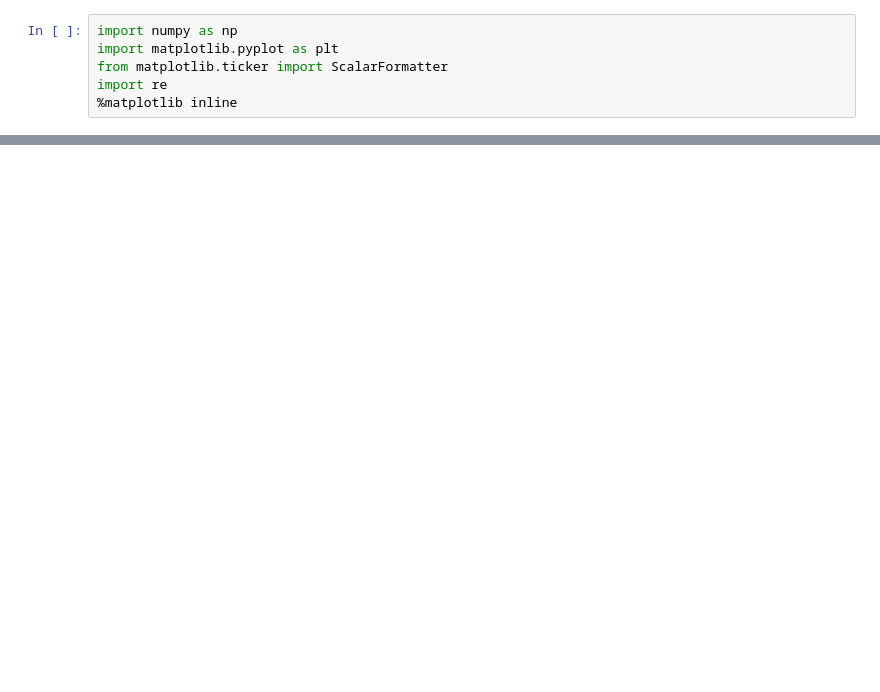
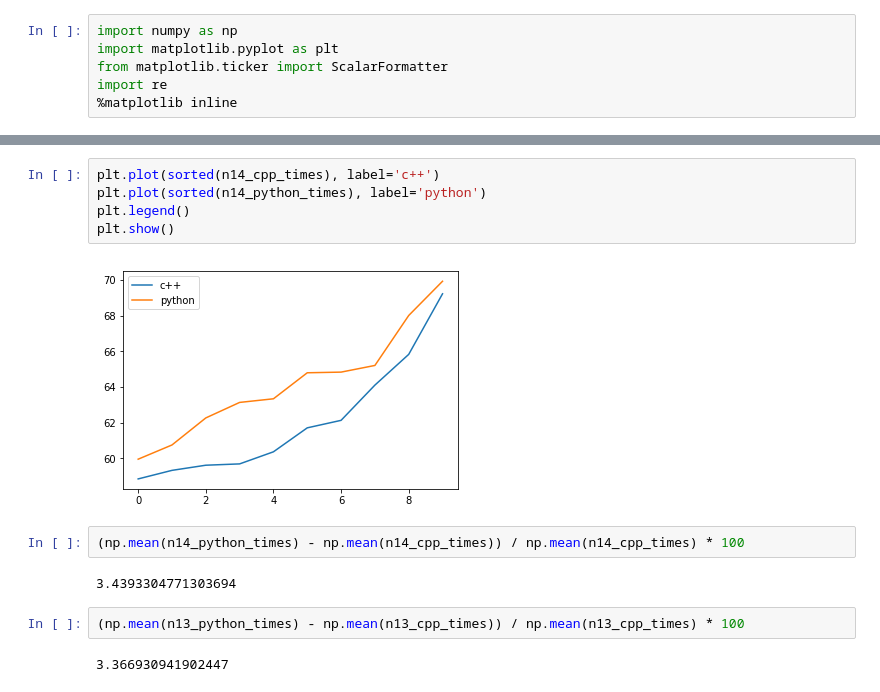
Before and after one commit to NervanaSystems/he-transformer, a Jupyter notebook: experiments/CryptoNets/CryptonetsResults.ipynb, the cells around one changed output, grey strips where cells are left out. Cells and saved outputs as stored; diff of their text form; blank space fills up the shorter version.

```diff
--- a/experiments/CryptoNets/CryptonetsResults.ipynb
+++ b/experiments/CryptoNets/CryptonetsResults.ipynb
@@ -128,0 +294,15 @@ plt.legend()
+# %%
+plt.plot(sorted(n14_cpp_times), label='c++')
+plt.plot(sorted(n14_python_times), label='python')
+plt.legend()
+plt.show()
+# %% [output]
+[figure, added]
+# %%
+(np.mean(n14_python_times) - np.mean(n14_cpp_times)) / np.mean(n14_cpp_times) * 100
+# %% [output]
+3.4393304771303694
+# %%
+(np.mean(n13_python_times) - np.mean(n13_cpp_times)) / np.mean(n13_cpp_times) * 100
+# %% [output]
+3.366930941902447
```
Also changed, not shown: parts of 13 cells of this notebook, 16 other files.
